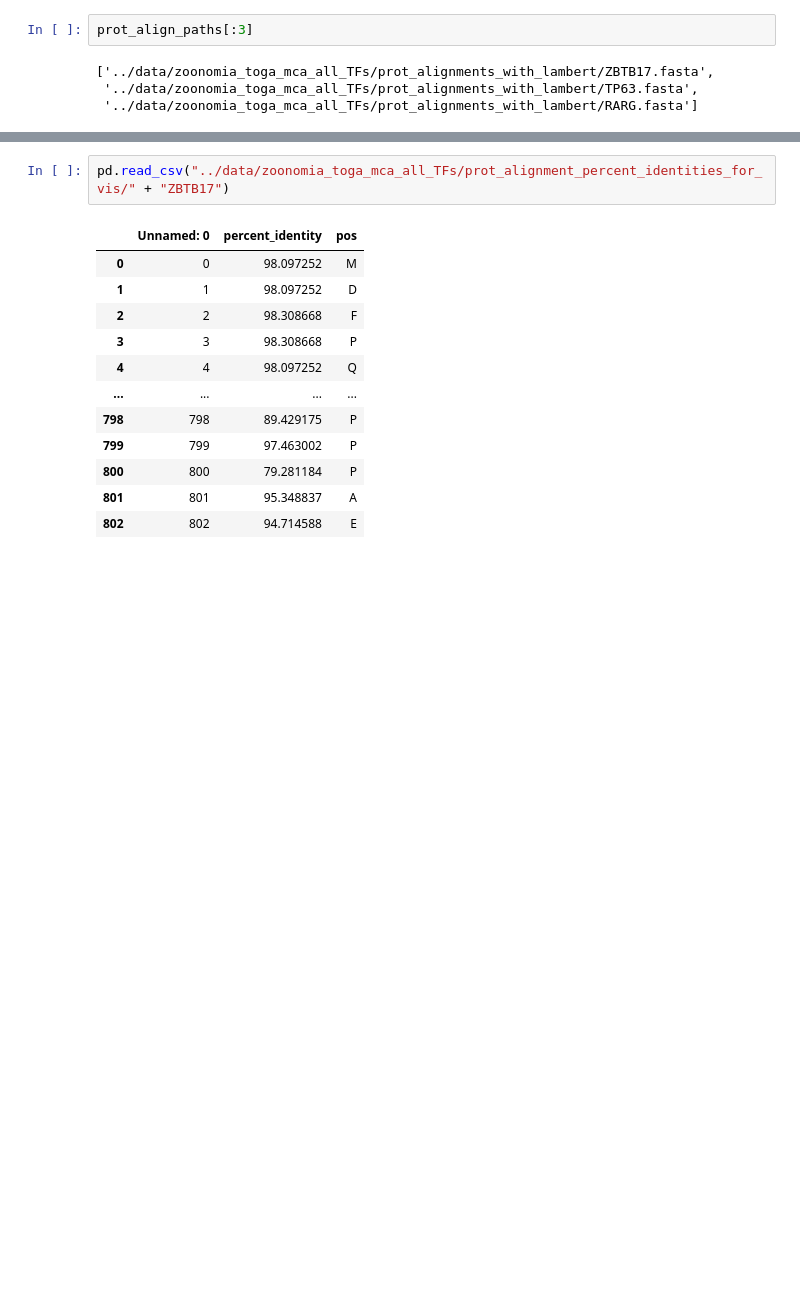
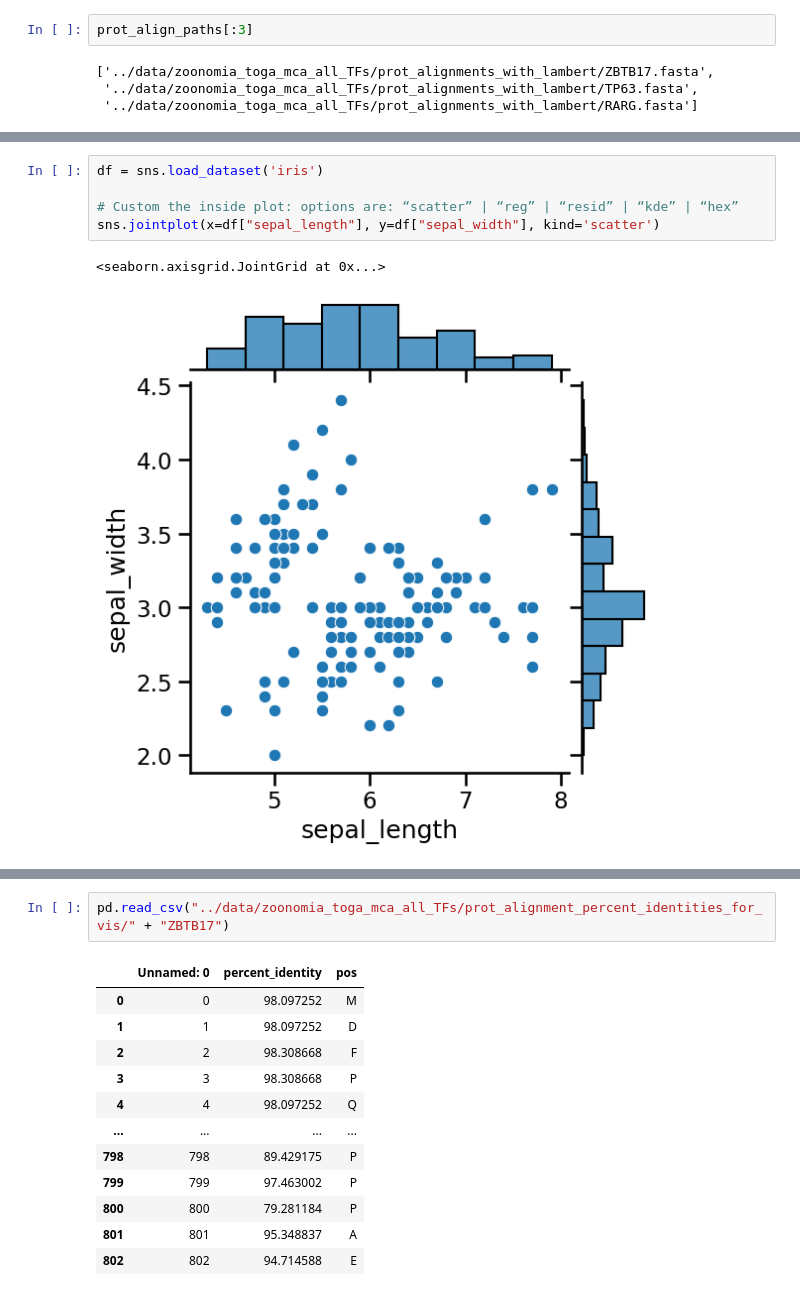
Before and after one commit to sanjanakotha/SFARI, a Jupyter notebook: notebooks/Zoonomia Diversity.ipynb, the cells around one changed output, grey strips where cells are left out. Saved outputs shown, nothing was run; the diff lists cells and outputs as text; blank space fills up the shorter version.

```diff
--- a/notebooks/Zoonomia Diversity.ipynb
+++ b/notebooks/Zoonomia Diversity.ipynb
@@ -206,0 +238,8 @@ sns.despine()
+# %%
+df = sns.load_dataset('iris')
+
+# Custom the inside plot: options are: “scatter” | “reg” | “resid” | “kde” | “hex”
+sns.jointplot(x=df["sepal_length"], y=df["sepal_width"], kind='scatter')
+# %% [output]
+<seaborn.axisgrid.JointGrid at 0x...>
+[figure, added]
```
Also changed, not shown: parts of 7 cells of this notebook, 11 other files.
